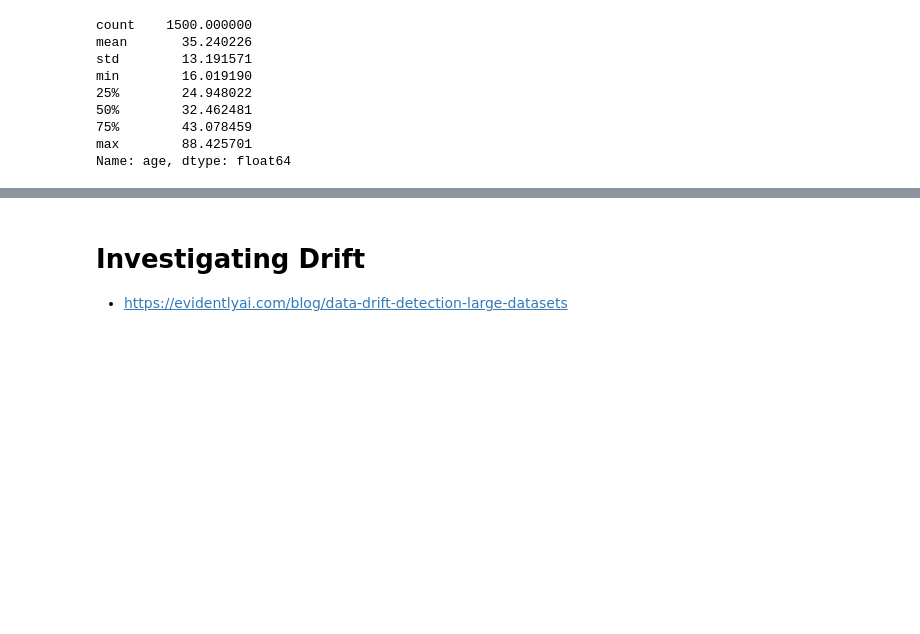
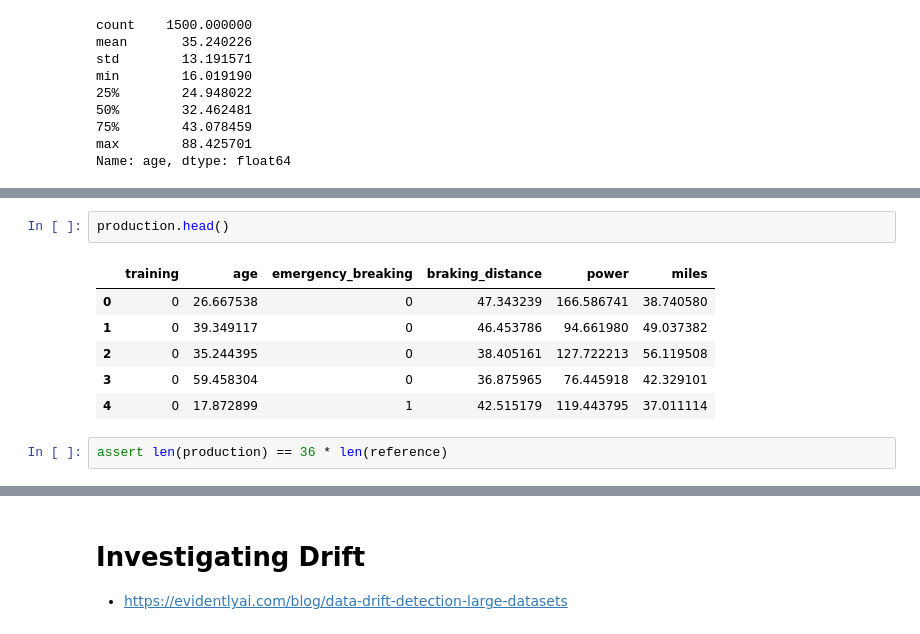
Before and after one commit to openknowledge/mlops, a Jupyter notebook: data/generate-causal.ipynb, the cells around one changed output, grey strips where cells are left out. Cells and saved outputs as stored; diff of their text form; blank space fills up the shorter version.

```diff
--- a/data/generate-causal.ipynb
+++ b/data/generate-causal.ipynb
@@ -920,0 +968,11 @@ Name: age, dtype: float64
+# %%
+production.head()
+# %% [output]
+|  | training | age | emergency_breaking | braking_distance | power | miles |
+| 0 | 0 | 26.667538 | 0 | 47.343239 | 166.586741 | 38.740580 |
+| 1 | 0 | 39.349117 | 0 | 46.453786 | 94.661980 | 49.037382 |
+| 2 | 0 | 35.244395 | 0 | 38.405161 | 127.722213 | 56.119508 |
+| 3 | 0 | 59.458304 | 0 | 36.875965 | 76.445918 | 42.329101 |
+| 4 | 0 | 17.872899 | 1 | 42.515179 | 119.443795 | 37.011114 |
+# %%
+assert len(production) == 36 * len(reference)
```
Also changed, not shown: parts of 70 cells of this notebook, 39 other files.
